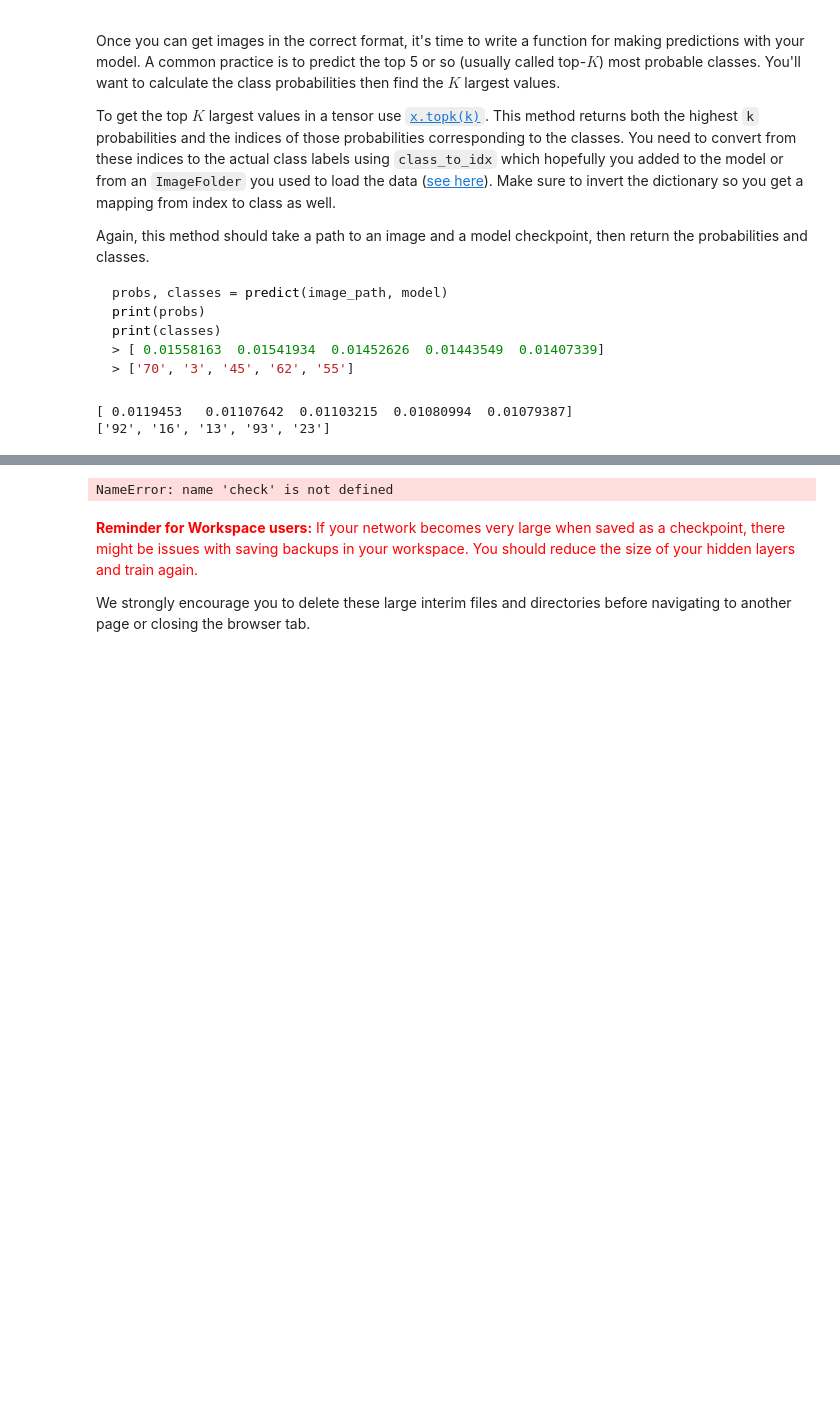
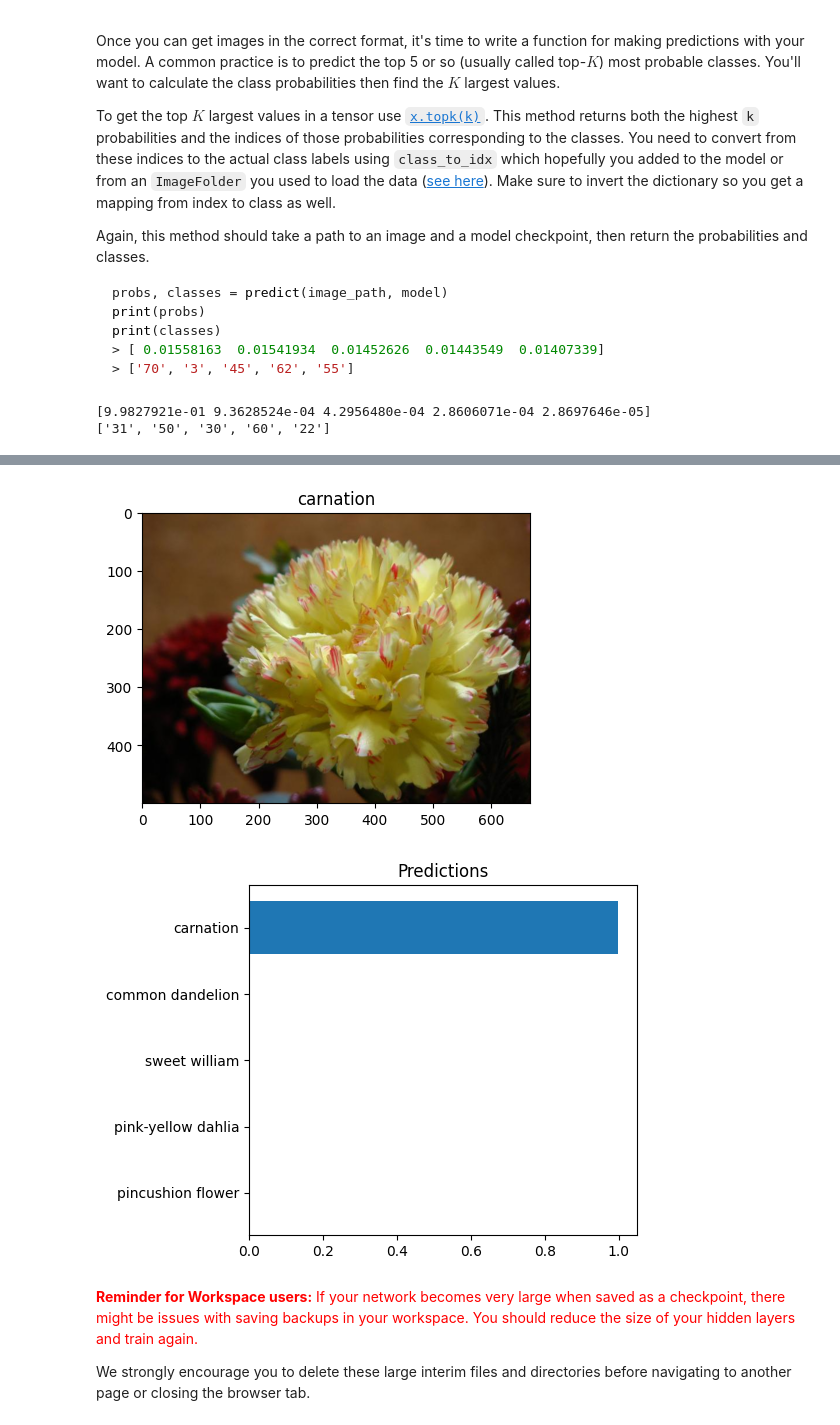
Before and after one commit to mlew-udacity/ImageClassifierProject, a Jupyter notebook: Image Classifier Project.ipynb, the cells around one changed output, grey strips where cells are left out. Cells and saved outputs as stored; diff of their text form; code cells hidden in the pictures; blank space fills up the shorter version.

```diff
--- a/Image Classifier Project.ipynb
+++ b/Image Classifier Project.ipynb
@@ -449,16 +434,15 @@ print(classes)
 def predict(image_path, model, topk=5):
     ''' Predict the class (or classes) of an image using a trained deep learning model.
     '''
-    # TODO: Implement the code to predict the class from an image file
+    # Implement the code to predict the class from an image file
     with torch.no_grad():    # Turn off gradients
-        device = torch.device('cuda' if torch.cuda.is_available() and device=='gpu' else 'cpu')
+        device = torch.device('cpu') #set to CPU mode as GPU not required
         model.eval()
         model.to(device) #set model to device
 
         # Run function to process image
         image = process_image(image_path)
         image = image.unsqueeze_(0)
-
         image.to(device) #set image to device
 
         output_logps = model.forward(image)  # Forward pass - get log probability
@@ -477,14 +461,14 @@ def predict(image_path, model, topk=5):
         return probs, classes
 # %%
 # Run predict function and return probs and classes
-image_path = 'flowers/test/16/image_06670.jpg'
+image_path = train_dir+"/31/image_08066.jpg"
 top_k = 5
 probs, classes= predict(image_path, model, top_k)
 print(probs)
 print(classes)
 # %% [output]
-[ 0.0119453   0.01107642  0.01103215  0.01080994  0.01079387]
-['92', '16', '13', '93', '23']
+[9.9827921e-01 9.3628524e-04 4.2956480e-04 2.8606071e-04 2.8697646e-05]
+['31', '50', '30', '60', '22']
 # %% [markdown]
 # Sanity Checking
 
@@ -503,12 +487,16 @@ def display_predict(image_path, model, topk=5):
     #Get labels for top 5 - classes returned from predict function
     labels=[cat_to_name[i] for i in classes]
 
+    # Set up title
+    flower_class = image_path.split('/')[4]
+    flower_title = cat_to_name[flower_class] ##change back to 2
+
     # Plot flower and assign title
     image = Image.open(image_path)
 
     plt.figure(figsize = [5,10])
     img = plt.subplot(2,1,1)
-    img.set_title(labels[0])
+    img.set_title(flower_title)
     img.imshow(image)
 
     # Plot probabilities bar graph
@@ -521,10 +509,11 @@ def display_predict(image_path, model, topk=5):
     plt.show() # shows bar graph
 # %%
 # Run check function with top 5 classes for image defined below
-image_path = "flowers/test/37/image_03734.jpg"
+image_path = train_dir+"/31/image_08066.jpg"
 display_predict(image_path, model, topk=5)
 # %% [output]
-NameError: name 'check' is not defined
+[figure, added]
+[figure, added]
 # %% [markdown]
 <font color='red'>**Reminder for Workspace users:** If your network becomes very large when saved as a checkpoint, there might be issues with saving backups in your workspace. You should reduce the size of your hidden layers and train again.
 
```
Also changed, not shown: parts of 13 cells of this notebook.
